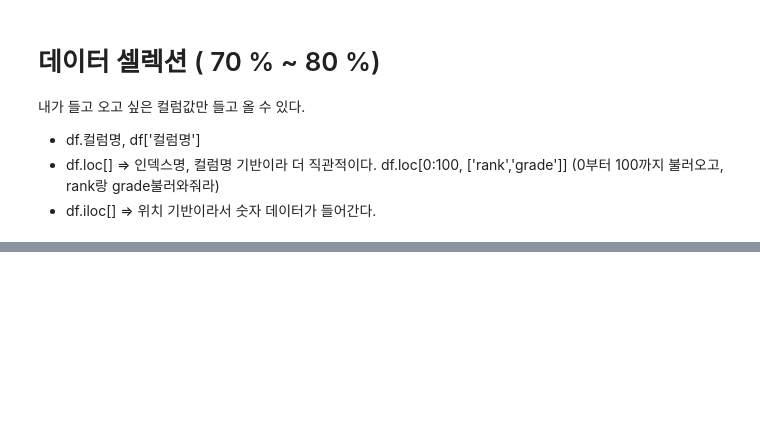
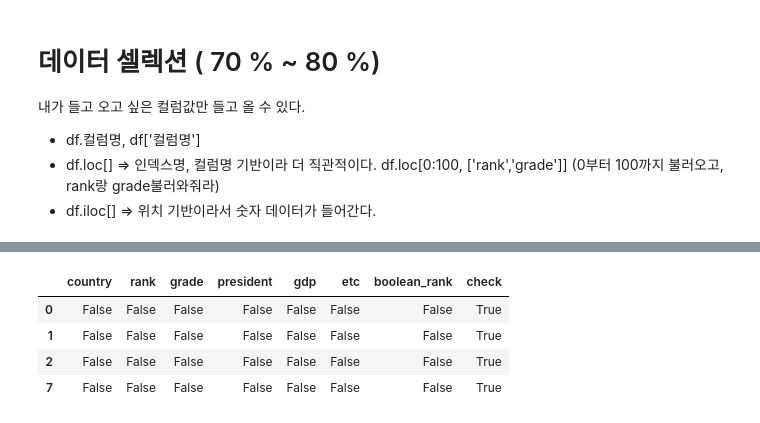
Before and after one commit to favorsyoon/python_advance, a Jupyter notebook: 04-24/pandas-basic.ipynb, the cells around one changed output, grey strips where cells are left out. Drawn from its saved outputs; the diff is of its cells as text; code cells hidden in the pictures; blank space fills up the shorter version.

```diff
--- a/04-24/pandas-basic.ipynb
+++ b/04-24/pandas-basic.ipynb
@@ -202,0 +429,9 @@ new_df.iloc[0:3] #범위 (3보다 크거나 같고 3보다 작은 값)
+# %%
+df.isnull()  #
+df.isna()
+# %% [output]
+|  | country | rank | grade | president | gdp | etc | boolean_rank | check |
+| 0 | False | False | False | False | False | False | False | True |
+| 1 | False | False | False | False | False | False | False | True |
+| 2 | False | False | False | False | False | False | False | True |
+| 7 | False | False | False | False | False | False | False | True |
```
Also changed, not shown: parts of 39 cells of this notebook.
